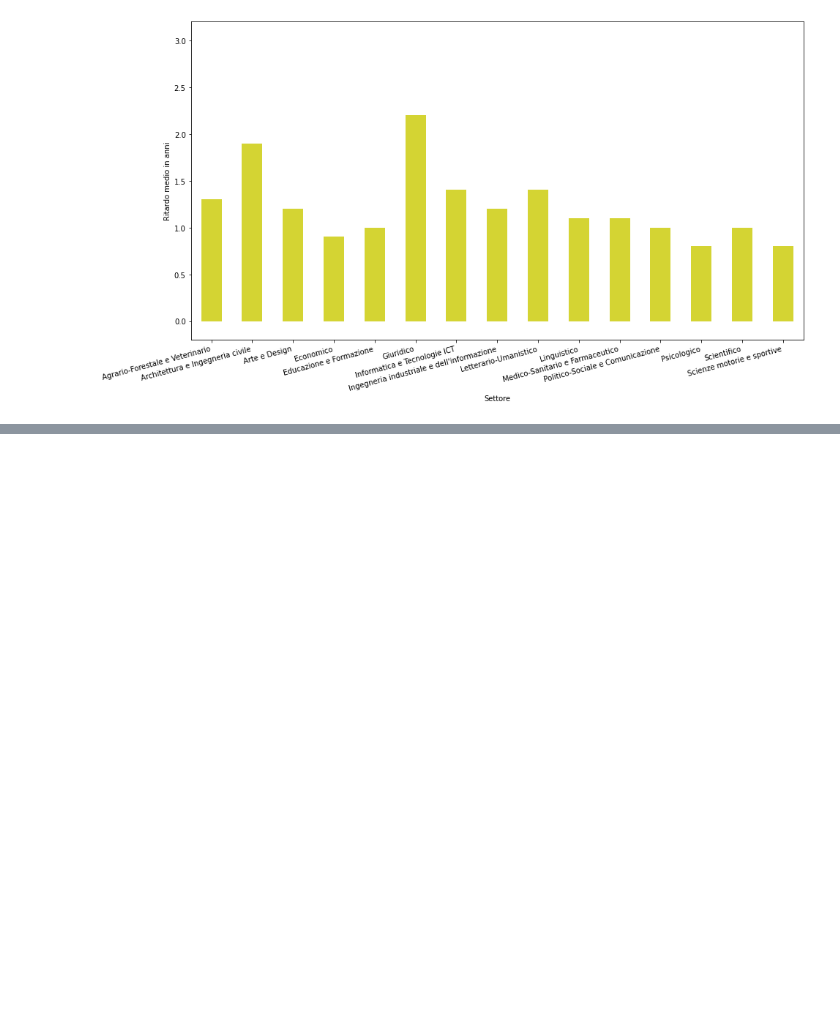
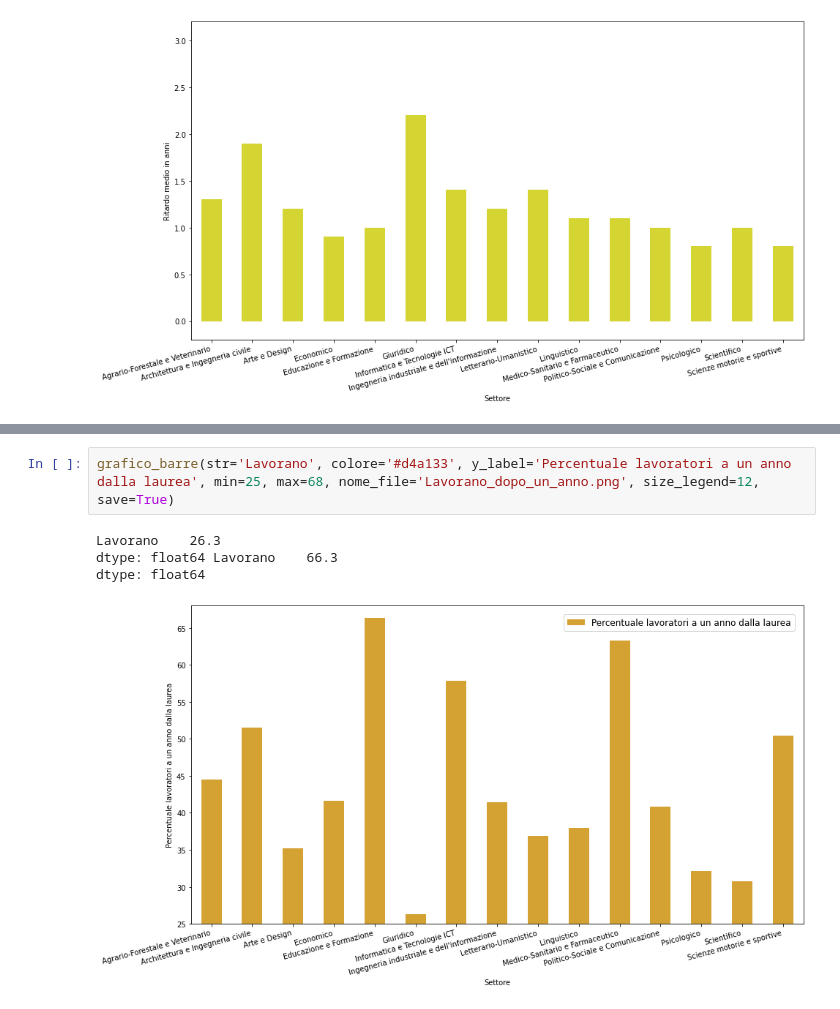
Before and after one commit to AsafCohen9898/Analisi-dei-dati-di-AlmaLaurea, a Jupyter notebook: analisi_dati.ipynb, the cells around one changed output, grey strips where cells are left out. Drawn from its saved outputs; the diff is of its cells as text; blank space fills up the shorter version.

```diff
--- a/analisi_dati.ipynb
+++ b/analisi_dati.ipynb
@@ -192,0 +250,7 @@ l2.get_texts()[2].set_text('Altre esperienze (tempo pieno)')
+# %%
+grafico_barre(str='Lavorano', colore='#d4a133', y_label='Percentuale lavoratori a un anno dalla laurea', min=25, max=68, nome_file='Lavorano_dopo_un_anno.png', size_legend=12, save=True)
+# %% [output]
+Lavorano    26.3
+dtype: float64 Lavorano    66.3
+dtype: float64
+[figure, added]
```
Also changed, not shown: parts of 7 cells of this notebook.
